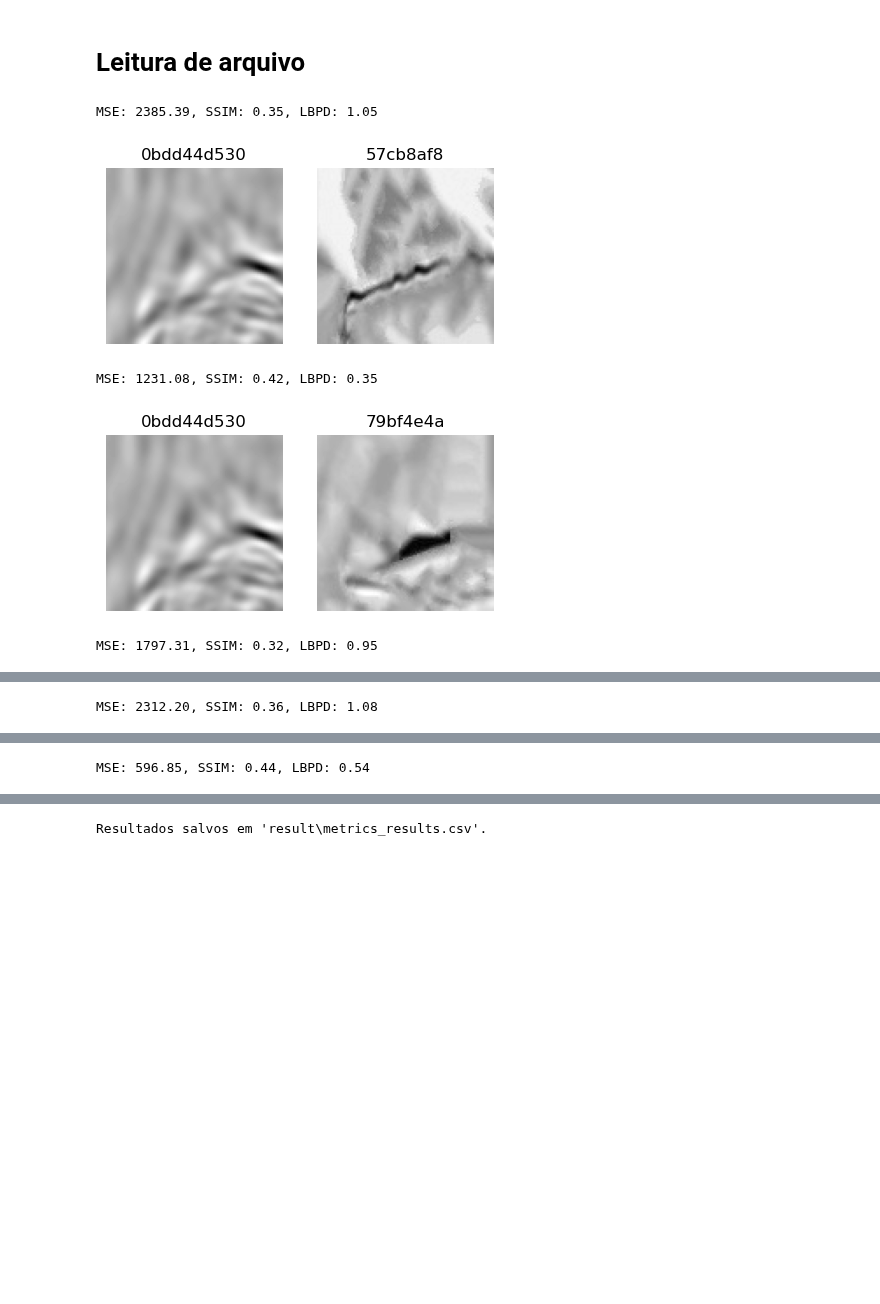
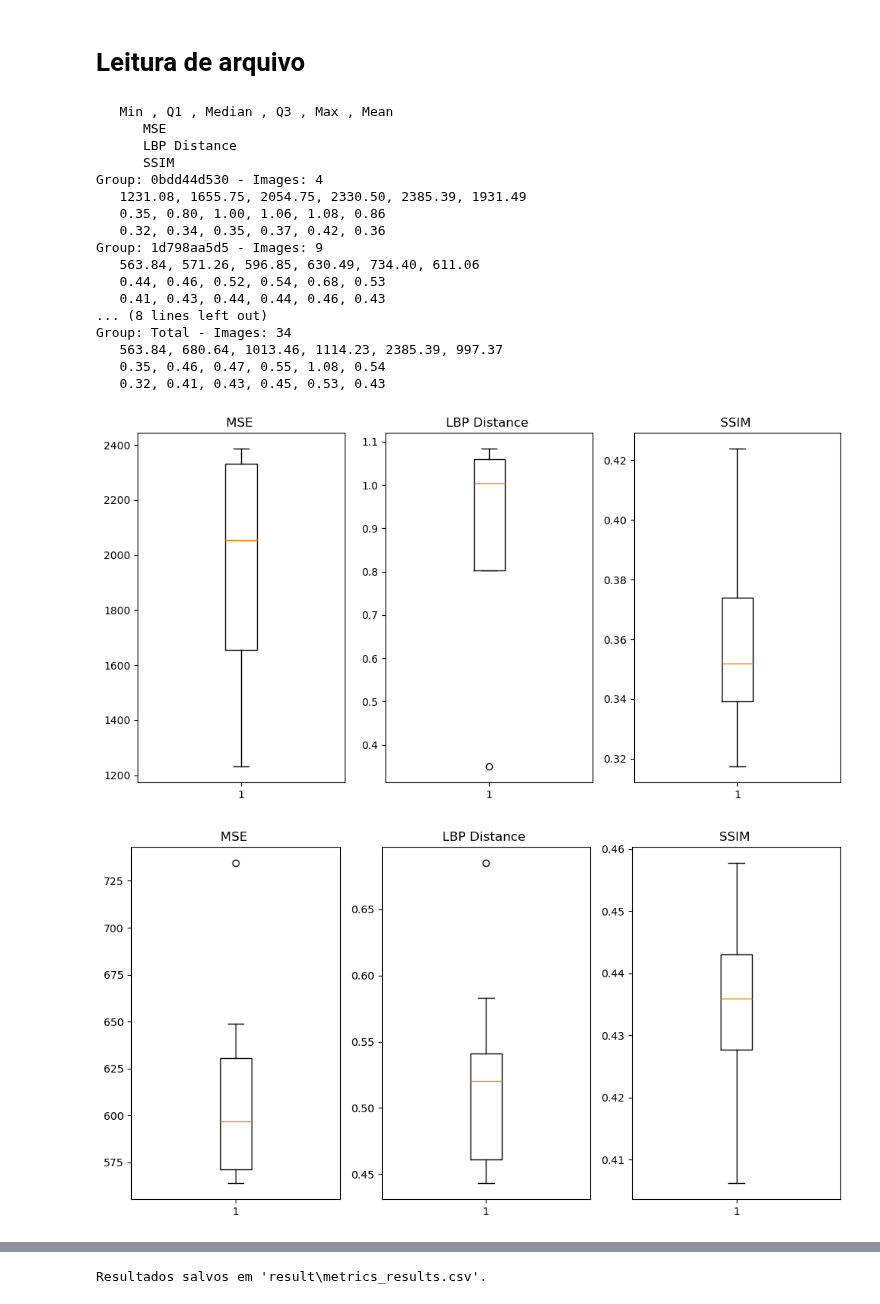
Before and after one commit to lucterres/textureSSD, a Jupyter notebook: usage.ipynb, the cells around one changed output, grey strips where cells are left out. Cells and saved outputs as stored; diff of their text form; code cells hidden in the pictures; blank space fills up the shorter version.

Commit message:
box plot e ddsim

```diff
--- a/usage.ipynb
+++ b/usage.ipynb
@@ -45,6 +55,20 @@ import os
 # %%
 # Carregar o arquivo CSV com os caminhos das imagens
 df_imgs = pd.read_csv('result\\sintese.csv', sep=';' , header=None)  # O CSV deve ter colunas, por exemplo: 'img1', 'img2'
+# %%
+#desenhar um bloxplot com os valores de mse, ssim e lbp_distance
+import matplotlib.pyplot as plt
+def boxplot(mse_values, ssim_values, lbp_distances):
+    plt.figure(figsize=(12, 6))
+    plt.subplot(1, 3, 1)
+    plt.boxplot(mse_values)
+    plt.title('MSE ')
+    plt.subplot(1, 3, 2)
+    plt.boxplot(lbp_distances)
+    plt.title('LBP Distance ')
+    plt.subplot(1, 3, 3)
+    plt.boxplot(ssim_values)
+    plt.title('SSIM ')
 # %%
 imageA = 0
 imageB = 0
@@ -52,39 +76,85 @@ mse_values = []
 ssim_values = []
 lbp_distances = []
 
+mse_total = []
+ssim_total = []
+lbp_total = []
+
+print(f"   Min , Q1 , Median , Q3 , Max , Mean ")
+print(f"      MSE")
+print(f"      LBP Distance")
+print(f"      SSIM")
 
 for i, row in df_imgs.iterrows():
     for j, value in enumerate(row):
         if pd.notnull(value):
             if j == 0:
                 nomeOriginal = value
                 original = f"tgs_salt\\{value}.png"
                 # verifique se o arquivo existe amtes de tentar ler e avise de erro
                 if not os.path.exists(original):
                     print(f"File not found: {original}")
                     continue
                 imageA = cv2.imread(original,0)
             else:
                 nomeImage = value
                 sintese = f"result\\{value}.jpg"
                 # verifique se o arquivo existe amtes de tentar ler e avise de erro
                 if not os.path.exists(sintese):
                     print(f"File not found: {sintese}")
                     continue
                 imageB = cv2.imread(sintese,0)
                 mse_value = mse(imageA, imageB)
                 s = ssim(imageA, imageB)
                 euclidean_distance = lbp_distance(imageA, imageB)
-                print(f"MSE: {mse_value:.2f}, SSIM: {s:.2f}, LBPD: {euclidean_distance:.2f}")
-                images = [imageA, imageB]
-                titles = [nomeOriginal, nomeImage]
-                pm.showImages(images=images, imagesTitle=titles, size=(5,5))
+                #print(f"MSE: {mse_value:.2f}, SSIM: {s:.2f}, LBPD: {euclidean_distance:.2f}")
+                #images = [imageA, imageB]
+                #titles = [nomeOriginal, nomeImage]
+                #pm.showImages(images=images, imagesTitle=titles, size=(5,5))
                 mse_values.append(mse_value)
                 ssim_values.append(s)
                 lbp_distances.append(euclidean_distance)
+    # stats do grupo
+    if len(mse_values) == 0:
+        print(f"No images found for group: {nomeOriginal}")
+        continue
+    # Salvar mse_values, ssim_values, lbp_distances em um arquivo CSV separado por ponto e vírgula.
+    print(f"Group: {nomeOriginal} - Images: {len(mse_values)}")
+
+    boxplot(mse_values, ssim_values, lbp_distances)
+    statistics(mse_values)
+    statistics(lbp_distances)
+    statistics(ssim_values)
+
+    mse_total = mse_total + mse_values
+    ssim_total = ssim_total + ssim_values
+    lbp_total = lbp_total + lbp_distances
+
+    mse_values = []
+    ssim_values = []
+    lbp_distances = []
+# stats do grupo
+print(f"Group: Total - Images: {len(mse_total)}")
+statistics(mse_total)
+statistics(lbp_total)
+statistics(ssim_total)
 # %% [output]
-MSE: 2385.39, SSIM: 0.35, LBPD: 1.05
+   Min , Q1 , Median , Q3 , Max , Mean
+      MSE
+      LBP Distance
+      SSIM
+Group: 0bdd44d530 - Images: 4
+   1231.08, 1655.75, 2054.75, 2330.50, 2385.39, 1931.49
+   0.35, 0.80, 1.00, 1.06, 1.08, 0.86
+   0.32, 0.34, 0.35, 0.37, 0.42, 0.36
+Group: 1d798aa5d5 - Images: 9
+   563.84, 571.26, 596.85, 630.49, 734.40, 611.06
+   0.44, 0.46, 0.52, 0.54, 0.68, 0.53
+   0.41, 0.43, 0.44, 0.44, 0.46, 0.43
+... (8 lines left out)
+Group: Total - Images: 34
+   563.84, 680.64, 1013.46, 1114.23, 2385.39, 997.37
+   0.35, 0.46, 0.47, 0.55, 1.08, 0.54
+   0.32, 0.41, 0.43, 0.45, 0.53, 0.43
-[figure, old version]
+[figure, new version]
-MSE: 1231.08, SSIM: 0.42, LBPD: 0.35
-[figure, old version]
+[figure, new version]
-MSE: 1797.31, SSIM: 0.32, LBPD: 0.95
@@ -92 +161,0 @@ MSE: 1797.31, SSIM: 0.32, LBPD: 0.95
-MSE: 2312.20, SSIM: 0.36, LBPD: 1.08
@@ -94 +162,0 @@ MSE: 2312.20, SSIM: 0.36, LBPD: 1.08
-MSE: 596.85, SSIM: 0.44, LBPD: 0.54
```
Also changed, not shown: parts of 8 cells of this notebook, 20 other files.
